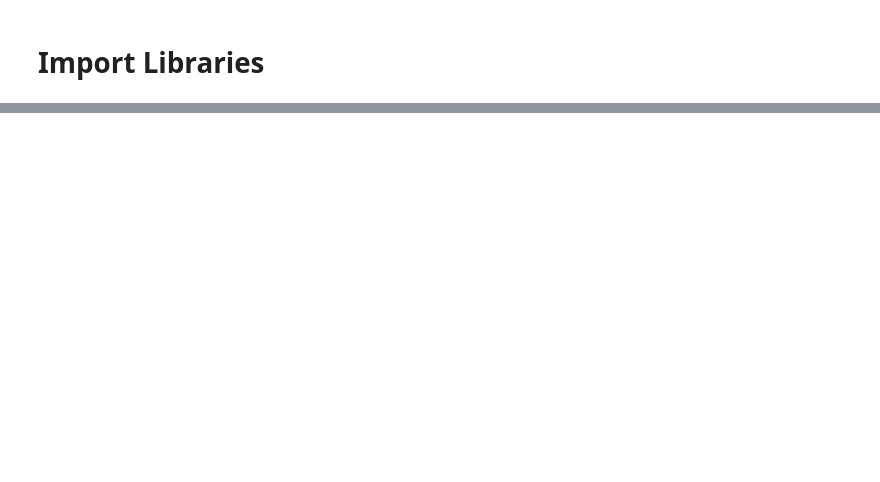
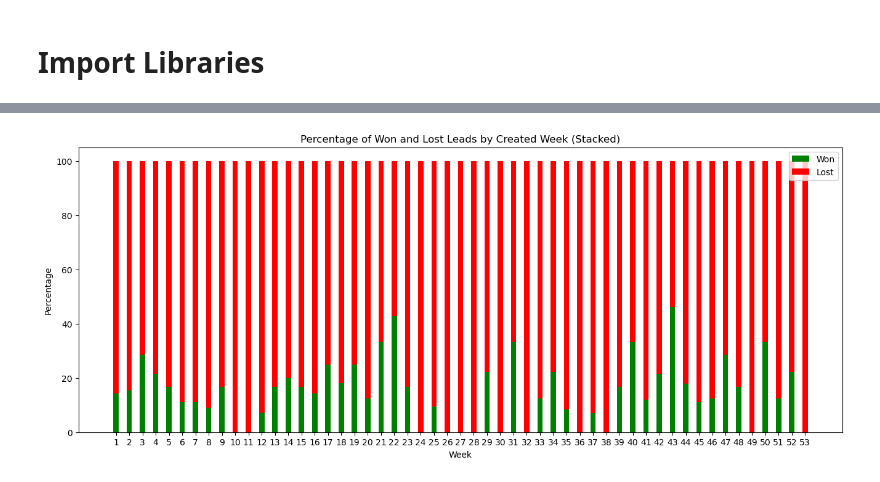
Before and after one commit to mrcomans/Yala_Lead_qualification, a Jupyter notebook: 2_feature_transformations_yala.ipynb, the cells around one changed output, grey strips where cells are left out. Saved outputs shown, nothing was run; the diff lists cells and outputs as text; code cells hidden in the pictures; blank space fills up the shorter version.

```diff
--- a/2_feature_transformations_yala.ipynb
+++ b/2_feature_transformations_yala.ipynb
@@ -350,0 +466,36 @@ print(snippet.to_json(orient='records', lines=True))
+# %%
+# Assuming 'won_leads' and 'lost_leads' are your datasets
+# and 'CREATEDWEEK' is the feature you're interested in
+
+# Define the bins for the histogram
+bins = np.arange(1, 55, 1)  # for weeks, from 0 to 52
+
+# Calculate histogram for Won and Lost leads
+hist_won, _ = np.histogram(won_leads['CREATEDWEEK'], bins=bins)
+hist_lost, _ = np.histogram(lost_leads['CREATEDWEEK'], bins=bins)
+
+# Calculate the total leads for each bin
+total_leads = hist_won + hist_lost
+
+# Avoid division by zero
+total_leads[total_leads == 0] = 1
+
+# Calculate percentages
+percent_won = (hist_won / total_leads) * 100
+percent_lost = (hist_lost / total_leads) * 100
+
+# Plotting
+plt.figure(figsize=(16, 6))
+plt.bar(bins[:-1], percent_won, width=0.4, label='Won', align='center', color='green')
+plt.bar(bins[:-1], percent_lost, width=0.4, bottom=percent_won, label='Lost', align='center', color='red')
+plt.xlabel('Week')
+plt.ylabel('Percentage')
+plt.title('Percentage of Won and Lost Leads by Created Week (Stacked)')
+plt.legend()
+
+# Set x-axis ticks to show every week
+plt.xticks(bins[:-1])  # Set x-ticks to every week
+
+plt.show()
+# %% [output]
+[figure, added]
```
Also changed, not shown: parts of 70 cells of this notebook, 2 other files.
